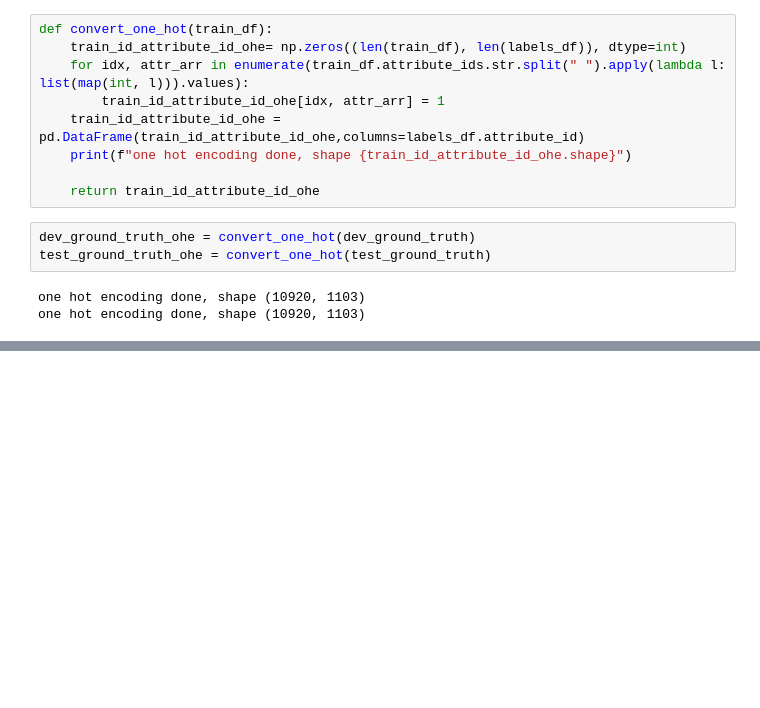
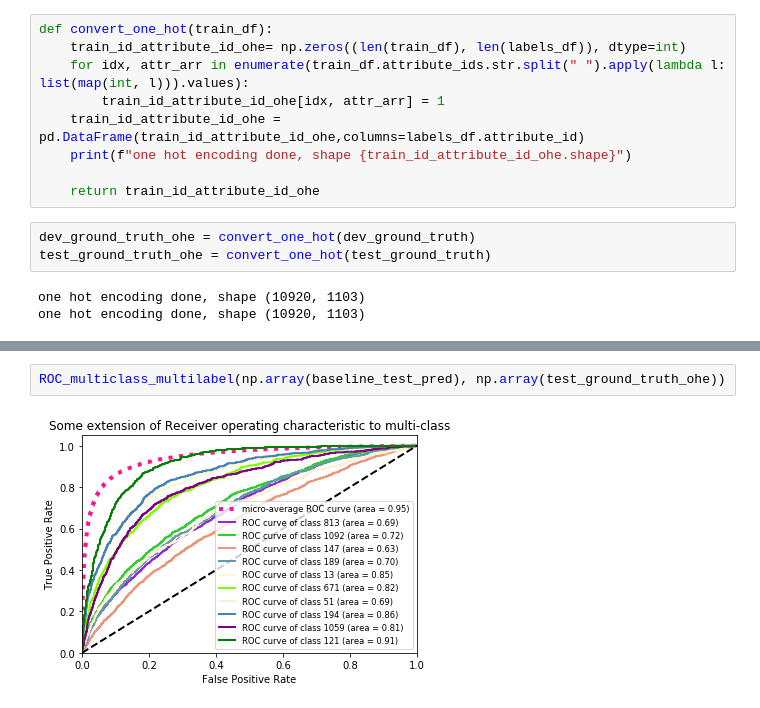
Before and after one commit to tsy935/CS231N_CZT, a Jupyter notebook: analyses/Ruge Eval.ipynb, the cells around one changed output, grey strips where cells are left out. Saved outputs shown, nothing was run; the diff lists cells and outputs as text; blank space fills up the shorter version.

```diff
--- a/analyses/Ruge Eval.ipynb
+++ b/analyses/Ruge Eval.ipynb
@@ -230,0 +169,4 @@ def plot_tsne(embeddings, labels, perplexity=7, n_components=2):
+# %%
+ROC_multiclass_multilabel(np.array(baseline_test_pred), np.array(test_ground_truth_ohe))
+# %% [output]
+[figure, added]
```
Also changed, not shown: parts of 19 cells of this notebook, 2 other files.
